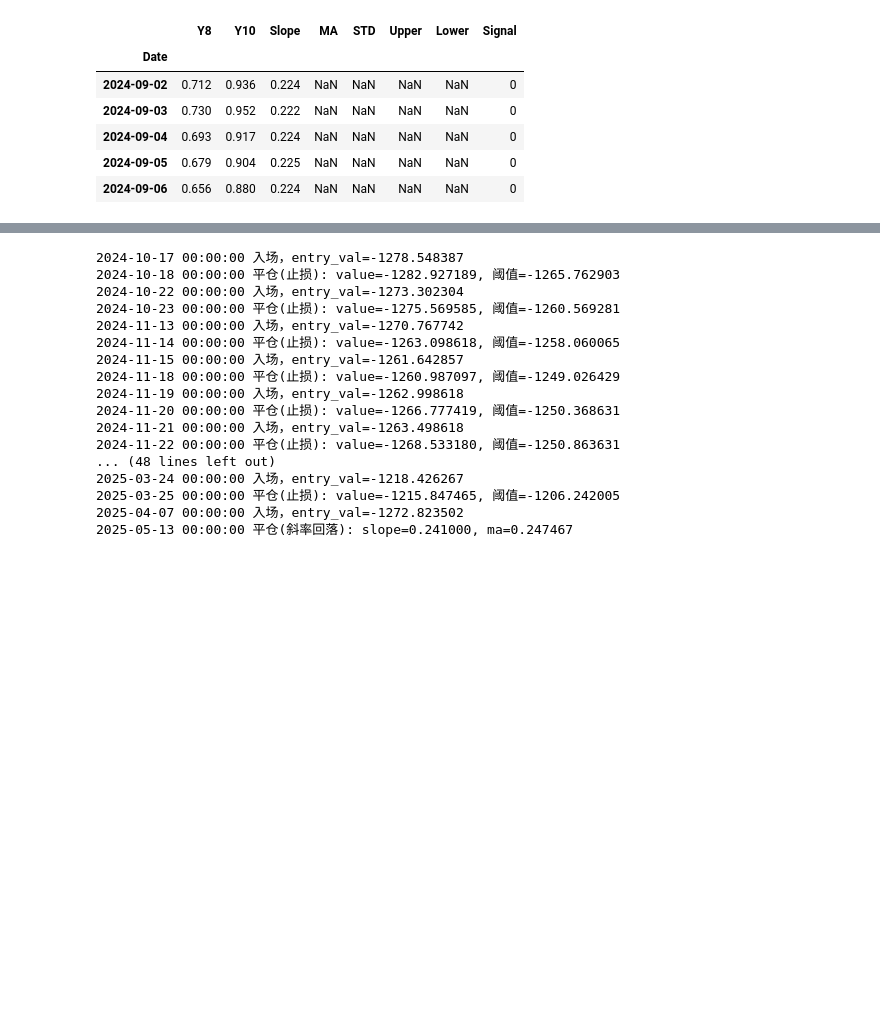
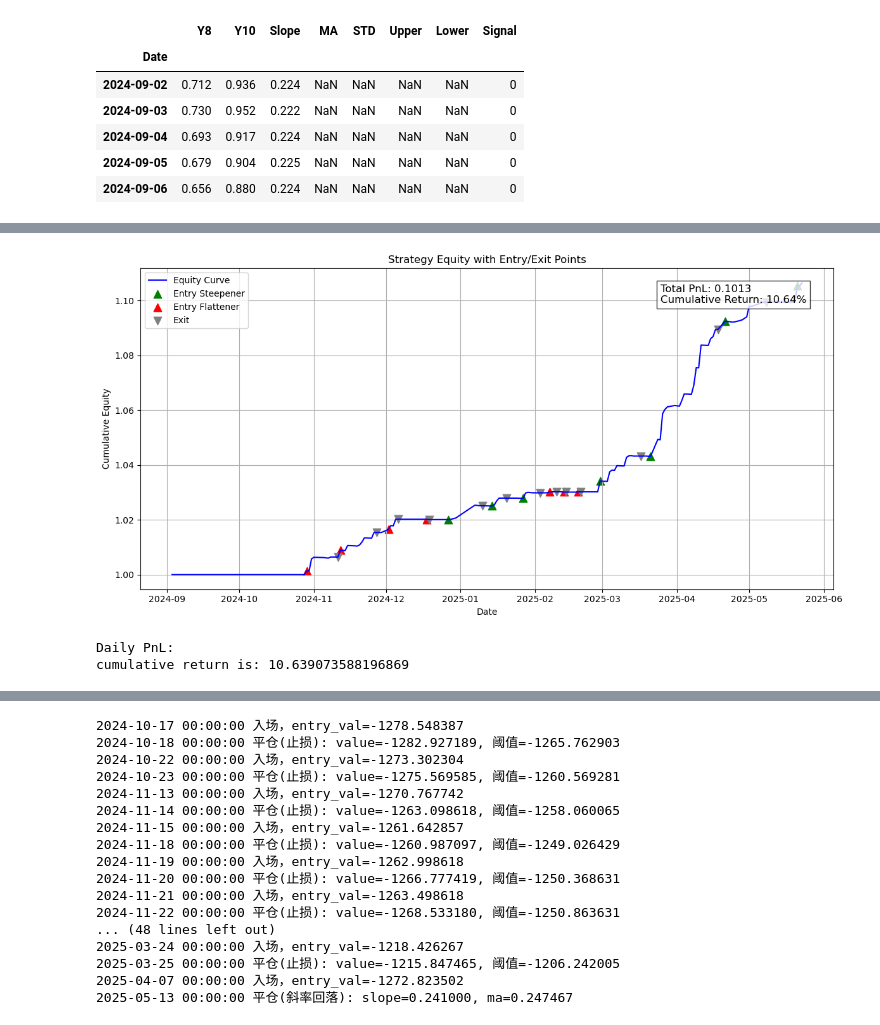
Before and after one commit to tenofovir/stock_analysis_tool, a Jupyter notebook: Quant.ipynb, the cells around one changed output, grey strips where cells are left out. Drawn from its saved outputs; the diff is of its cells as text; code cells hidden in the pictures; blank space fills up the shorter version.

```diff
--- a/Quant.ipynb
+++ b/Quant.ipynb
@@ -900,0 +1014,23 @@ cumulative return is: 12.111537662607063
+# %%
+#日内策略 只在跌破止损平仓
+def strat_intraday_signal(signals, prices):
+    return signals['Signal'].reindex(prices.index).fillna(0).astype(int)
+
+start_date, end_date = '20240901', '20250523'
+signals = fetch_ust_yield_spread(start_date, end_date, window=40)
+# 2. ETF 价格
+symbols = {'Short':'2856.jp', 'Long':'2621.jp'}
+prices = fetch_etf_prices(symbols, start_date, end_date)
+    # 3. 回测
+durations = {'Short': 4.22, 'Long': 15.50}
+bt = run_backtest(
+    signals, prices, durations,
+    position_fn=strat_intraday_signal,
+    intraday=True,
+    stop_loss=0.0001   # 未加百分比 日内止损
+)
+plot_results(bt)
+# %% [output]
+[figure, added]
+Daily PnL:
+cumulative return is: 10.639073588196869
```
Also changed, not shown: parts of 14 cells of this notebook.
